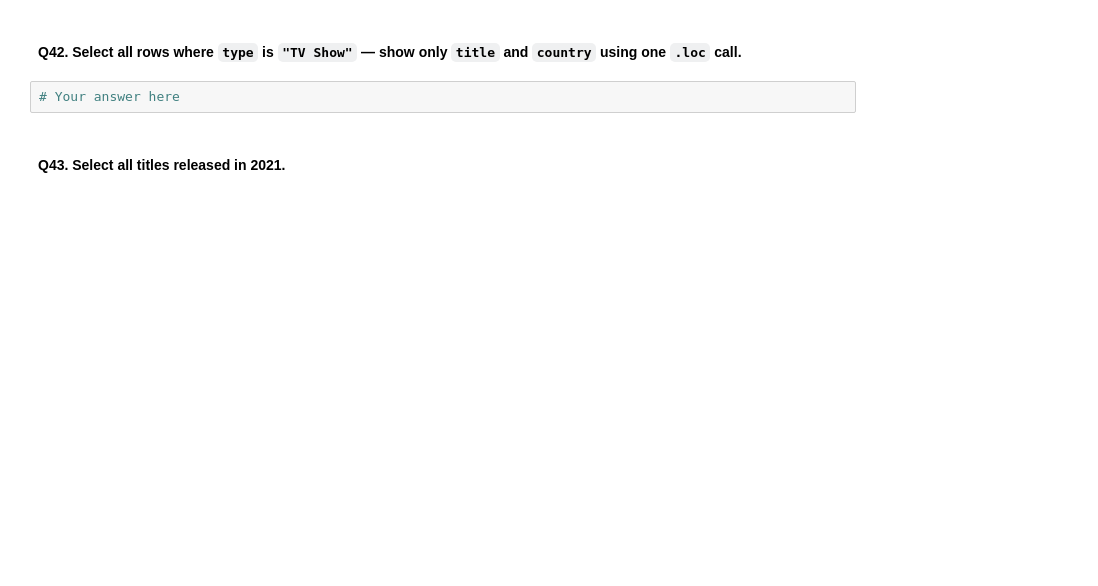
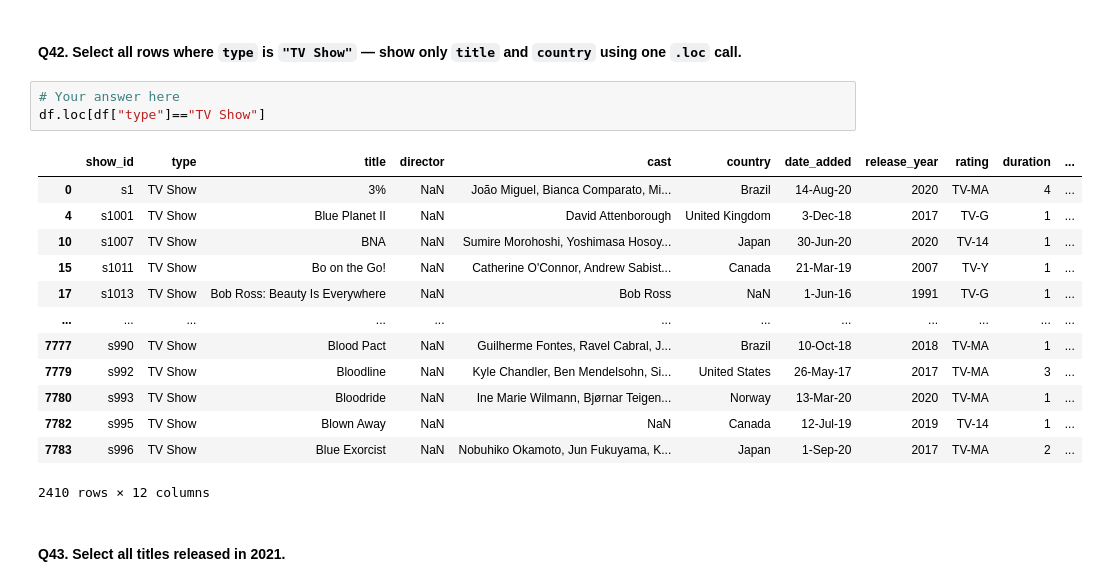
Before and after one commit to Kaini9/Netflix_Dataset_Pandas_125_Questions, a Jupyter notebook: netflix_125_question_workbook.ipynb, the cells around one changed output. Cells and saved outputs as stored; diff of their text form; blank space fills up the shorter version.

```diff
--- a/netflix_125_question_workbook.ipynb
+++ b/netflix_125_question_workbook.ipynb
@@ -642,6 +664,21 @@ df.sample(2)
 #### Q42. Select all rows where `type` is `"TV Show"` — show only `title` and `country` using one `.loc` call.
 # %%
 # Your answer here
+df.loc[df["type"]=="TV Show"]
+# %% [output]
+|  | show_id | type | title | director | cast | country | date_added | release_year | rating | duration | ... |
+| 0 | s1 | TV Show | 3% | NaN | João Miguel, Bianca Comparato, Mi... | Brazil | 14-Aug-20 | 2020 | TV-MA | 4 | ... |
+| 4 | s1001 | TV Show | Blue Planet II | NaN | David Attenborough | United Kingdom | 3-Dec-18 | 2017 | TV-G | 1 | ... |
+| 10 | s1007 | TV Show | BNA | NaN | Sumire Morohoshi, Yoshimasa Hosoy... | Japan | 30-Jun-20 | 2020 | TV-14 | 1 | ... |
+| 15 | s1011 | TV Show | Bo on the Go! | NaN | Catherine O'Connor, Andrew Sabist... | Canada | 21-Mar-19 | 2007 | TV-Y | 1 | ... |
+| 17 | s1013 | TV Show | Bob Ross: Beauty Is Everywhere | NaN | Bob Ross | NaN | 1-Jun-16 | 1991 | TV-G | 1 | ... |
+| ... | ... | ... | ... | ... | ... | ... | ... | ... | ... | ... | ... |
+| 7777 | s990 | TV Show | Blood Pact | NaN | Guilherme Fontes, Ravel Cabral, J... | Brazil | 10-Oct-18 | 2018 | TV-MA | 1 | ... |
+| 7779 | s992 | TV Show | Bloodline | NaN | Kyle Chandler, Ben Mendelsohn, Si... | United States | 26-May-17 | 2017 | TV-MA | 3 | ... |
+| 7780 | s993 | TV Show | Bloodride | NaN | Ine Marie Wilmann, Bjørnar Teigen... | Norway | 13-Mar-20 | 2020 | TV-MA | 1 | ... |
+| 7782 | s995 | TV Show | Blown Away | NaN | NaN | Canada | 12-Jul-19 | 2019 | TV-14 | 1 | ... |
+| 7783 | s996 | TV Show | Blue Exorcist | NaN | Nobuhiko Okamoto, Jun Fukuyama, K... | Japan | 1-Sep-20 | 2017 | TV-MA | 2 | ... |
+2410 rows × 12 columns
 # %% [markdown]
 #### Q43. Select all titles released in 2021.
 # %%
```
Also changed, not shown: parts of 47 cells of this notebook.
